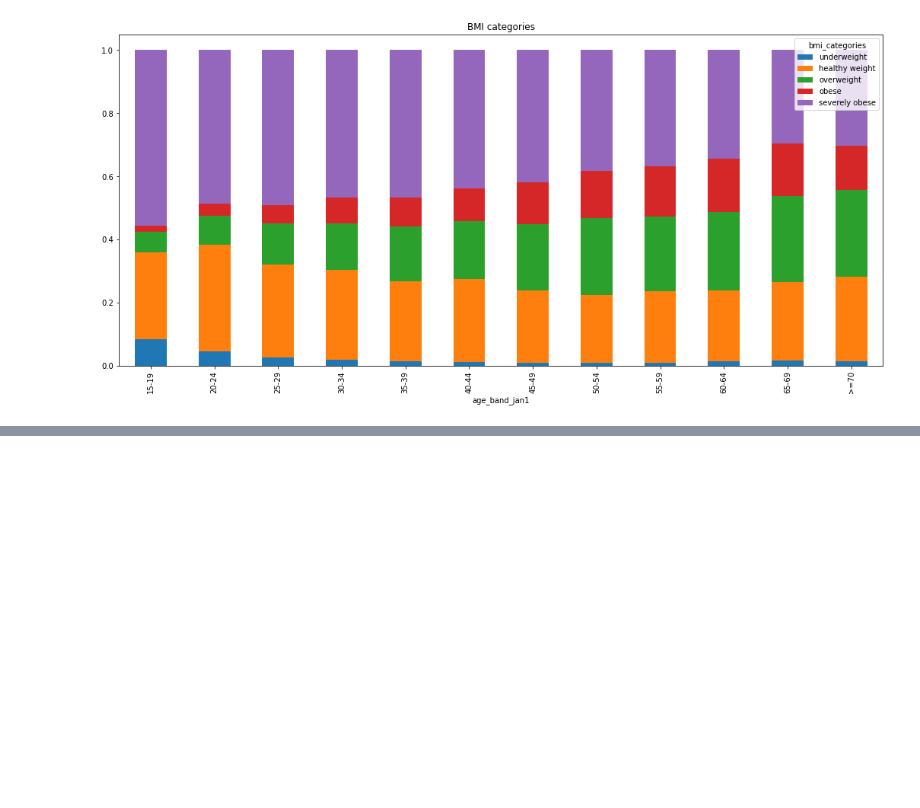
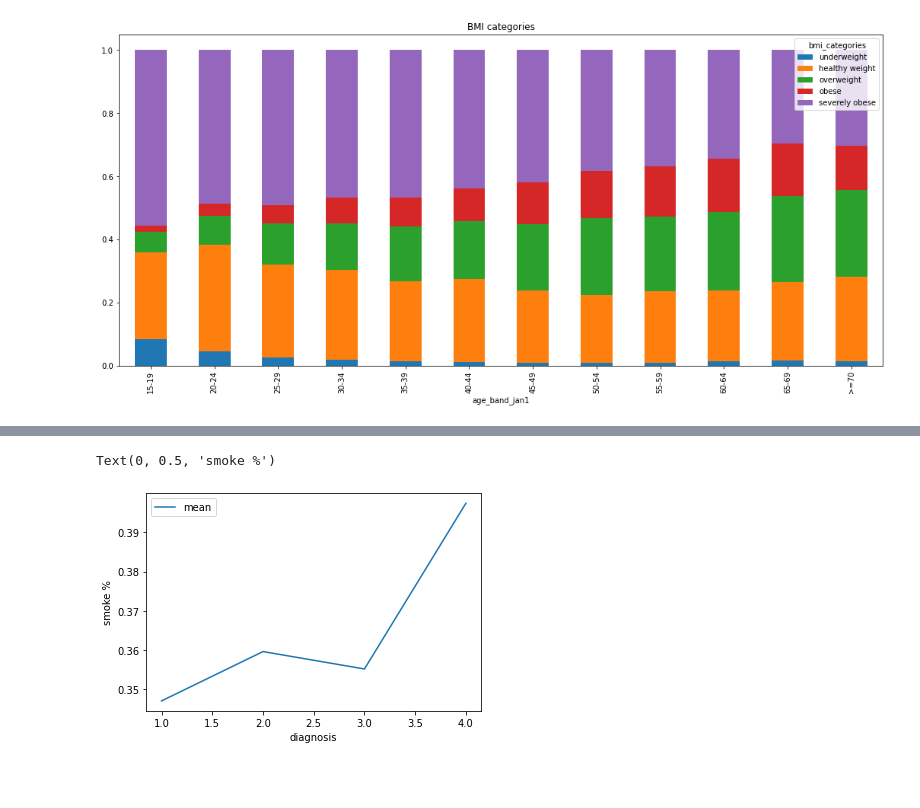
Before and after one commit to ahmed-isar/IBD-disease, a Jupyter notebook: solution.ipynb, the cells around one changed output, grey strips where cells are left out. Saved outputs shown, nothing was run; the diff lists cells and outputs as text; code cells hidden in the pictures; blank space fills up the shorter version.

```diff
--- a/solution.ipynb
+++ b/solution.ipynb
@@ -146,0 +147,6 @@ Text(0, 0.5, 'BMI')
+# %%
+data_q3 = data[['diagnosis', 'smoker', 'past_smoker']].copy()
+data_q3.smoker = data_q3.smoker == 'Yes'
+data_q3.past_smoker = data_q3.past_smoker == 'Yes'
+data_q3['smoker_or_past'] = np.logical_or(data_q3.smoker, data_q3.past_smoker)
+data_q3
@@ -146,0 +167,5 @@ Text(0, 0.5, 'BMI')
+# %%
+data_q3 = data_q3[['diagnosis', 'smoker_or_past']].groupby('diagnosis').agg(['count', 'mean', 'median'])
+data_q3.columns = ['count_v', 'mean_v', 'median_v']
+data_q3.reset_index(inplace=True)
+data_q3
@@ -146,0 +178,8 @@ Text(0, 0.5, 'BMI')
+# %%
+sns.lineplot(data=data_q3, x='diagnosis', y='mean_v', label='mean')
+plt.ylabel('smoke %')
+# %% [output]
+Text(0, 0.5, 'smoke %')
+[figure, added]
+# %% [markdown]
+#
```
Also changed, not shown: parts of 12 cells of this notebook.
